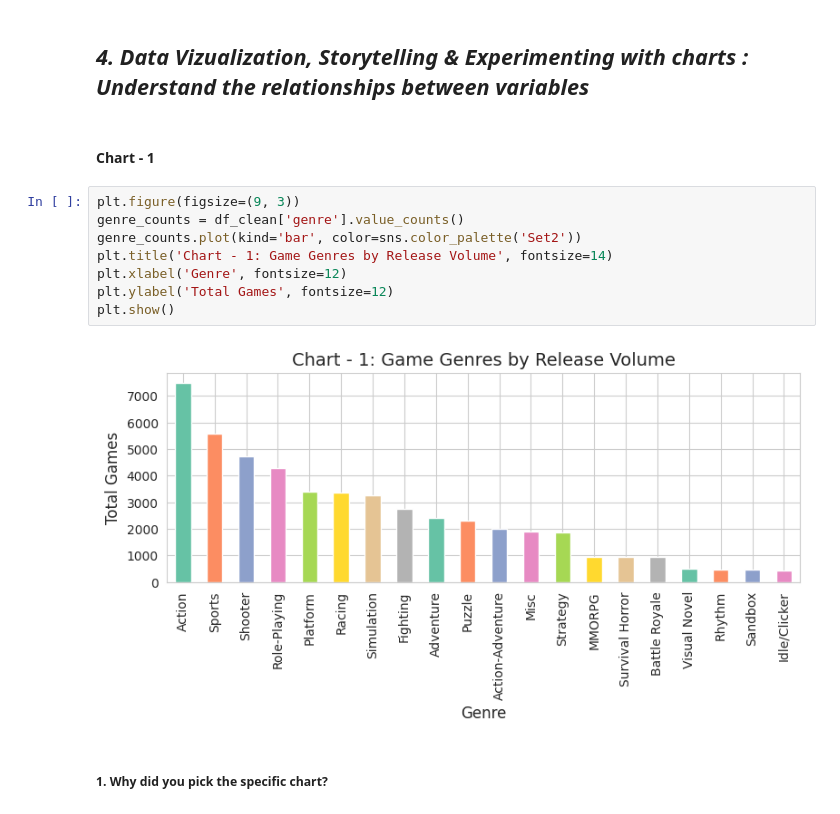
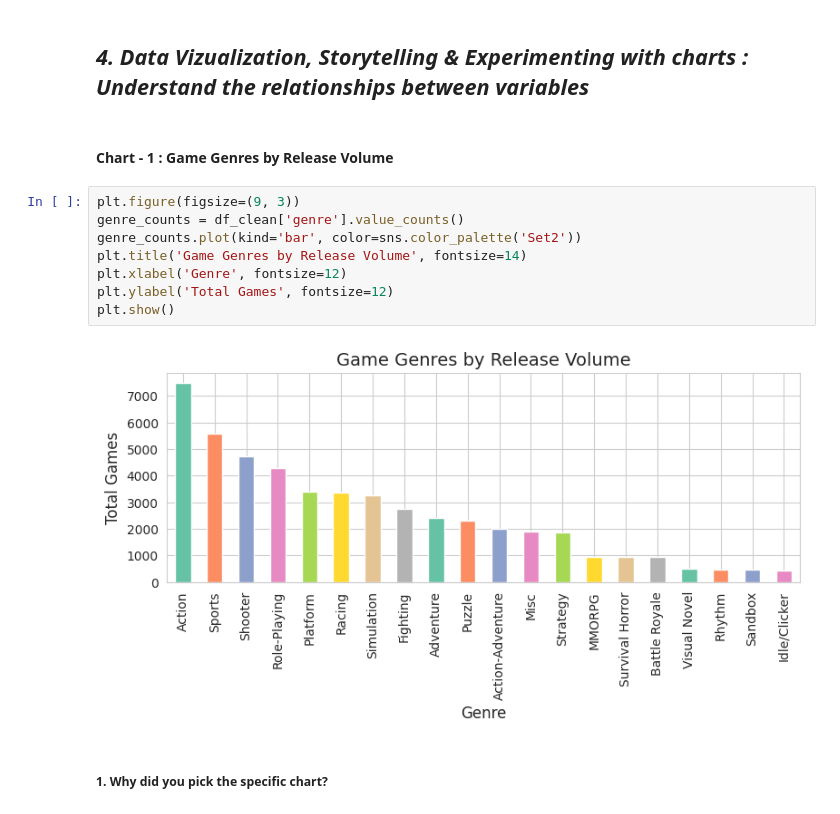
Before and after one commit to VishalChauhan85/Video-Game-Sales-EDA-Capstone, a Jupyter notebook: Video_Game_Sales_&_Metacritic_Intelligence_(Vishal_Chauhan).ipynb, the cells around one changed output. Saved outputs shown, nothing was run; the diff lists cells and outputs as text.

```diff
--- a/Video_Game_Sales_&_Metacritic_Intelligence_(Vishal_Chauhan).ipynb
+++ b/Video_Game_Sales_&_Metacritic_Intelligence_(Vishal_Chauhan).ipynb
@@ -242,17 +242,17 @@ Feature Engineering: Created a new numerical variable called game_age by subtrac
 # %% [markdown]
 ## ***4. Data Vizualization, Storytelling & Experimenting with charts : Understand the relationships between variables***
 # %% [markdown]
-#### Chart - 1
+#### Chart - 1 : Game Genres by Release Volume
 # %%
 plt.figure(figsize=(9, 3))
 genre_counts = df_clean['genre'].value_counts()
 genre_counts.plot(kind='bar', color=sns.color_palette('Set2'))
-plt.title('Chart - 1: Game Genres by Release Volume', fontsize=14)
+plt.title('Game Genres by Release Volume', fontsize=14)
 plt.xlabel('Genre', fontsize=12)
 plt.ylabel('Total Games', fontsize=12)
 plt.show()
 # %% [output]
-[figure, old version]
+[figure, new version]
 # %% [markdown]
 ##### 1. Why did you pick the specific chart?
 # %% [markdown]
```
Also changed, not shown: parts of 50 cells of this notebook.
